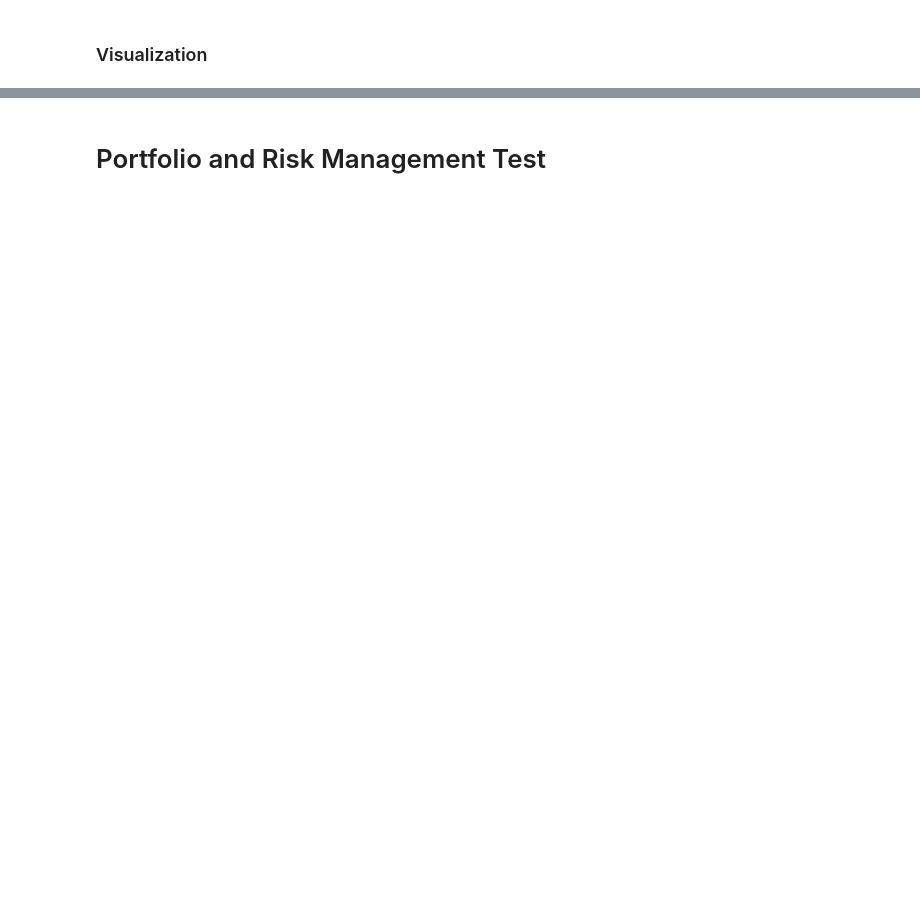
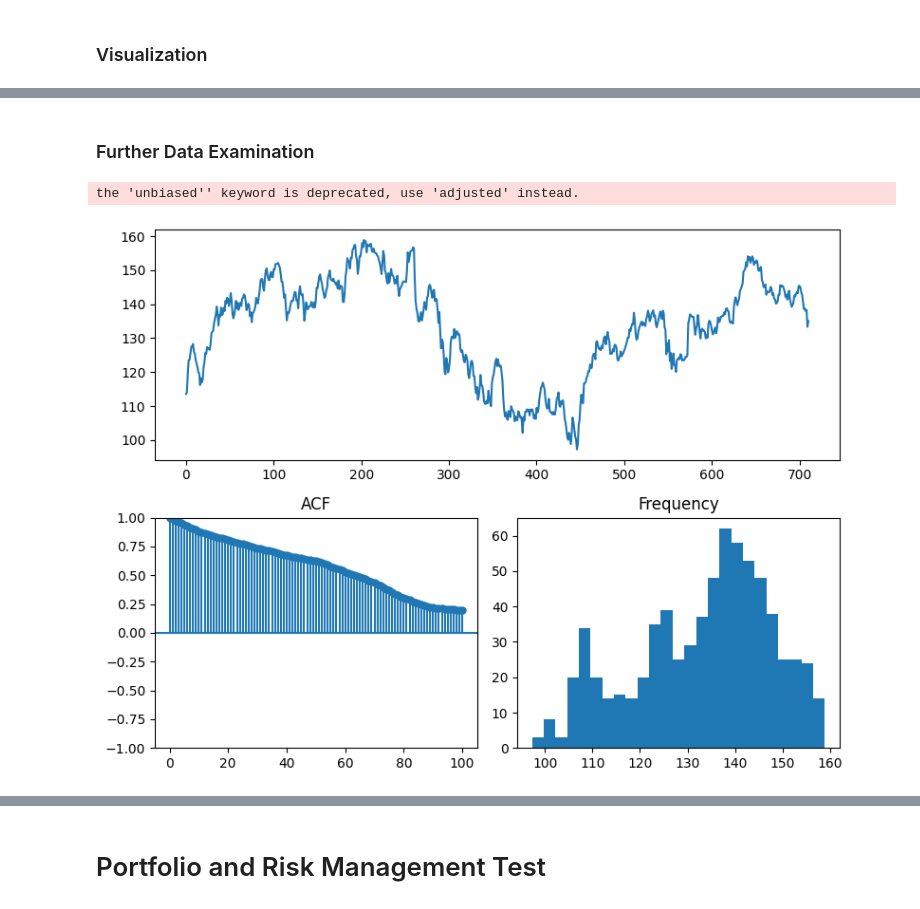
Before and after one commit to namithaxv/FinancialModelling, a Jupyter notebook: test1.ipynb, the cells around one changed output, grey strips where cells are left out. Saved outputs shown, nothing was run; the diff lists cells and outputs as text; code cells hidden in the pictures; blank space fills up the shorter version.

```diff
--- a/test1.ipynb
+++ b/test1.ipynb
@@ -218,0 +253,7 @@ fig4.show()
+# %% [markdown]
+### Further Data Examination
+# %%
+pmdarima.utils.tsdisplay(y_train, lag_max=100)
+# %% [output]
+the 'unbiased'' keyword is deprecated, use 'adjusted' instead.
+[figure, added]
```
Also changed, not shown: parts of 24 cells of this notebook.
